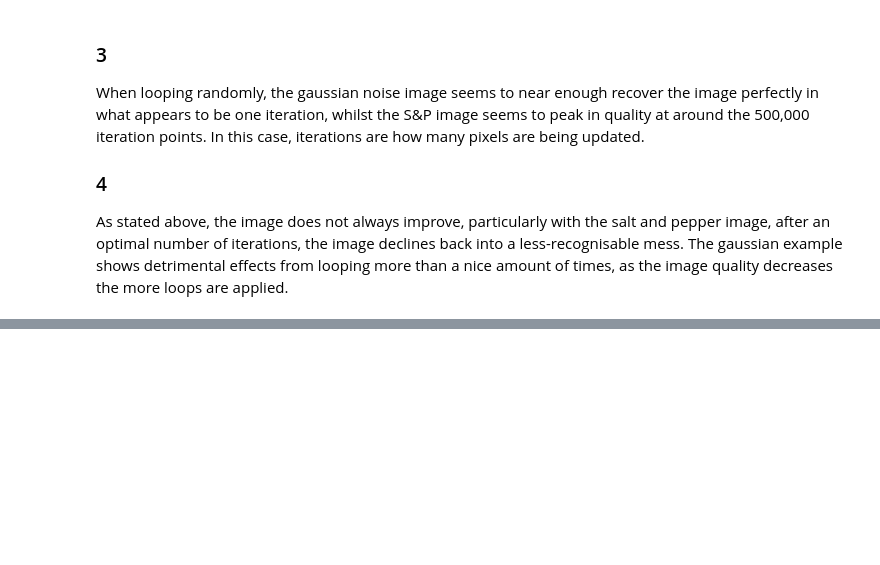
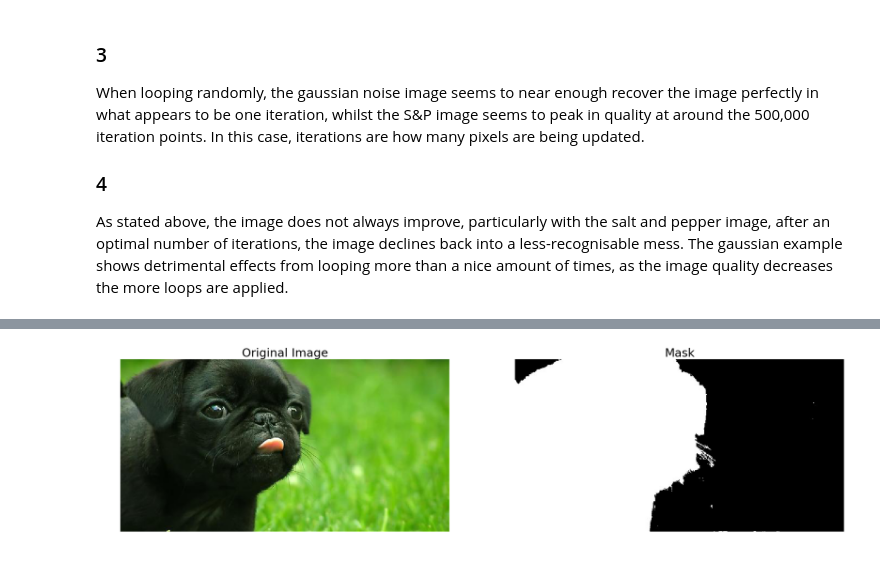
Before and after one commit to Briggybros/Uni-Machine-Learning, a Jupyter notebook: Inference/Inference.ipynb, the cells around one changed output, grey strips where cells are left out. Drawn from its saved outputs; the diff is of its cells as text; code cells hidden in the pictures; blank space fills up the shorter version.

```diff
--- a/Inference/Inference.ipynb
+++ b/Inference/Inference.ipynb
@@ -462,0 +471,19 @@ plt.show()
+# %%
+col = imread('colorImage.jpg')
+mask = imread('colMask.jpg')
+mask = mask / 255
+
+fig = plt.figure()
+ax = fig.add_subplot(121)
+ax.set_axis_off()
+ax.set_title("Original Image")
+ax.imshow(col)
+
+ax = fig.add_subplot(122)
+ax.set_axis_off()
+ax.set_title("Mask")
+ax.imshow(mask, cmap='gray')
+
+plt.show()
+# %% [output]
+[figure, added]
```
Also changed, not shown: parts of 10 cells of this notebook.
